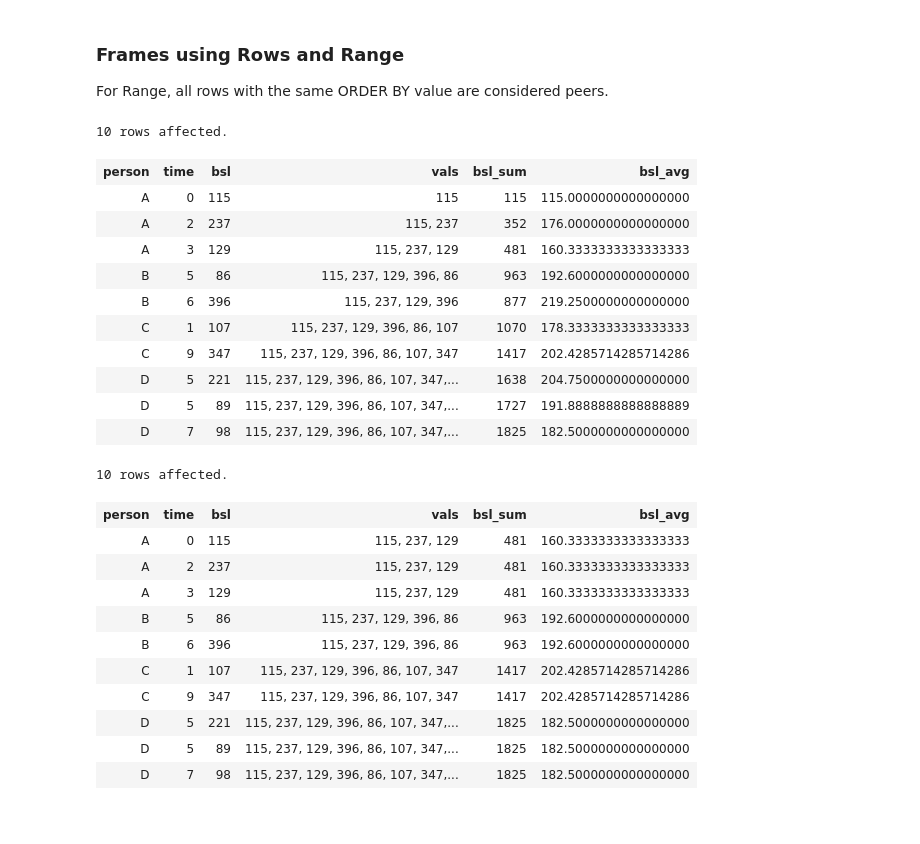
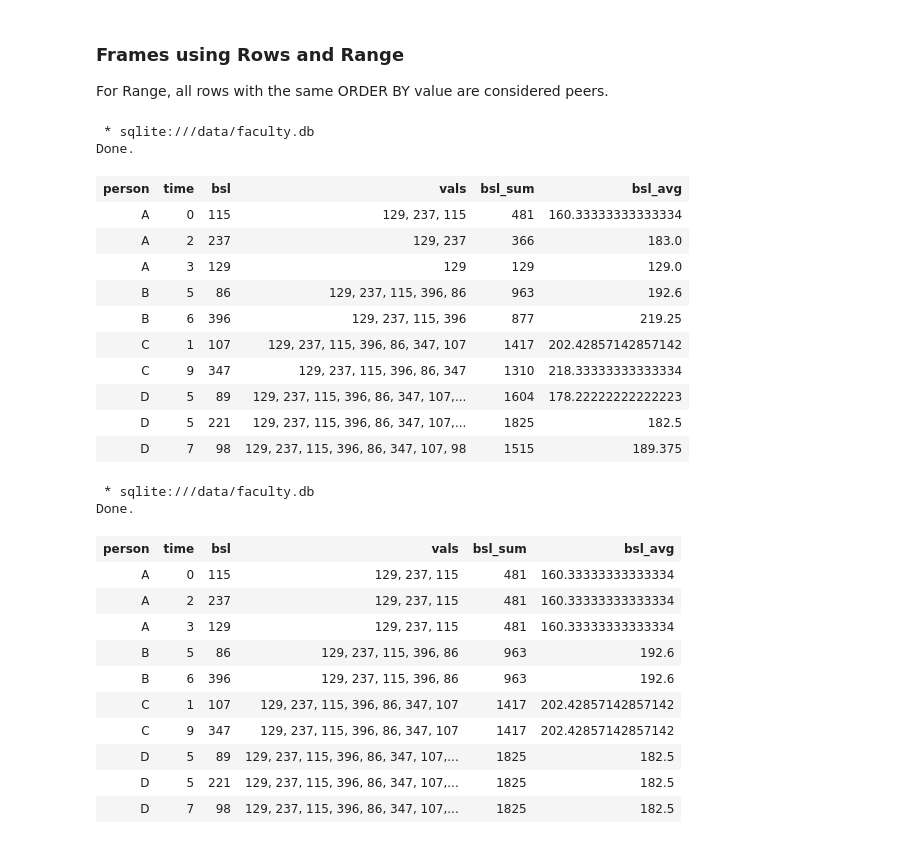
Before and after one commit to cliburn/bios-823-2019, a Jupyter notebook: notebooks/08_SQL_Queries.ipynb, the cells around one changed output. Saved outputs shown, nothing was run; the diff lists cells and outputs as text; code cells hidden in the pictures.

```diff
--- a/notebooks/08_SQL_Queries.ipynb
+++ b/notebooks/08_SQL_Queries.ipynb
@@ -787,34 +771,35 @@ For Range, all rows with the same ORDER BY value are considered peers.
 # %%
 %%sql
 
 SELECT person, time, bsl,
-       STRING_AGG(CAST(bsl AS TEXT), ', ') OVER win AS vals,
+       GROUP_CONCAT(CAST(bsl AS TEXT), ', ') OVER win AS vals,
        SUM(bsl) OVER win AS bsl_sum,
        AVG(bsl) OVER win AS bsl_avg
 FROM df
 WINDOW win AS (
     ORDER BY person
     ROWS BETWEEN UNBOUNDED PRECEDING AND CURRENT ROW
 )
 ORDER BY person, time;
 # %% [output]
-10 rows affected.
+ * sqlite:///data/faculty.db
+Done.
 | person | time | bsl | vals | bsl_sum | bsl_avg |
-| A | 0 | 115 | 115 | 115 | 115.0000000000000000 |
-| A | 2 | 237 | 115, 237 | 352 | 176.0000000000000000 |
-| A | 3 | 129 | 115, 237, 129 | 481 | 160.3333333333333333 |
-| B | 5 | 86 | 115, 237, 129, 396, 86 | 963 | 192.6000000000000000 |
-| B | 6 | 396 | 115, 237, 129, 396 | 877 | 219.2500000000000000 |
-| C | 1 | 107 | 115, 237, 129, 396, 86, 107 | 1070 | 178.3333333333333333 |
-| C | 9 | 347 | 115, 237, 129, 396, 86, 107, 347 | 1417 | 202.4285714285714286 |
-| D | 5 | 221 | 115, 237, 129, 396, 86, 107, 347,... | 1638 | 204.7500000000000000 |
-| D | 5 | 89 | 115, 237, 129, 396, 86, 107, 347,... | 1727 | 191.8888888888888889 |
-| D | 7 | 98 | 115, 237, 129, 396, 86, 107, 347,... | 1825 | 182.5000000000000000 |
+| A | 0 | 115 | 129, 237, 115 | 481 | 160.33333333333334 |
+| A | 2 | 237 | 129, 237 | 366 | 183.0 |
+| A | 3 | 129 | 129 | 129 | 129.0 |
+| B | 5 | 86 | 129, 237, 115, 396, 86 | 963 | 192.6 |
+| B | 6 | 396 | 129, 237, 115, 396 | 877 | 219.25 |
+| C | 1 | 107 | 129, 237, 115, 396, 86, 347, 107 | 1417 | 202.42857142857142 |
+| C | 9 | 347 | 129, 237, 115, 396, 86, 347 | 1310 | 218.33333333333334 |
+| D | 5 | 89 | 129, 237, 115, 396, 86, 347, 107,... | 1604 | 178.22222222222223 |
+| D | 5 | 221 | 129, 237, 115, 396, 86, 347, 107,... | 1825 | 182.5 |
+| D | 7 | 98 | 129, 237, 115, 396, 86, 347, 107, 98 | 1515 | 189.375 |
 # %%
 %%sql
 
 SELECT person, time, bsl,
-       STRING_AGG(CAST(bsl AS TEXT), ', ') OVER win AS vals,
+       GROUP_CONCAT(CAST(bsl AS TEXT), ', ') OVER win AS vals,
        SUM(bsl) OVER win AS bsl_sum,
        AVG(bsl) OVER win AS bsl_avg
 FROM df
@@ -824,15 +809,16 @@ WINDOW win AS (
 )
 ORDER BY person, time;
 # %% [output]
-10 rows affected.
+ * sqlite:///data/faculty.db
+Done.
 | person | time | bsl | vals | bsl_sum | bsl_avg |
-| A | 0 | 115 | 115, 237, 129 | 481 | 160.3333333333333333 |
-| A | 2 | 237 | 115, 237, 129 | 481 | 160.3333333333333333 |
-| A | 3 | 129 | 115, 237, 129 | 481 | 160.3333333333333333 |
-| B | 5 | 86 | 115, 237, 129, 396, 86 | 963 | 192.6000000000000000 |
-| B | 6 | 396 | 115, 237, 129, 396, 86 | 963 | 192.6000000000000000 |
-| C | 1 | 107 | 115, 237, 129, 396, 86, 107, 347 | 1417 | 202.4285714285714286 |
-| C | 9 | 347 | 115, 237, 129, 396, 86, 107, 347 | 1417 | 202.4285714285714286 |
-| D | 5 | 221 | 115, 237, 129, 396, 86, 107, 347,... | 1825 | 182.5000000000000000 |
-| D | 5 | 89 | 115, 237, 129, 396, 86, 107, 347,... | 1825 | 182.5000000000000000 |
-| D | 7 | 98 | 115, 237, 129, 396, 86, 107, 347,... | 1825 | 182.5000000000000000 |
+| A | 0 | 115 | 129, 237, 115 | 481 | 160.33333333333334 |
+| A | 2 | 237 | 129, 237, 115 | 481 | 160.33333333333334 |
+| A | 3 | 129 | 129, 237, 115 | 481 | 160.33333333333334 |
+| B | 5 | 86 | 129, 237, 115, 396, 86 | 963 | 192.6 |
+| B | 6 | 396 | 129, 237, 115, 396, 86 | 963 | 192.6 |
+| C | 1 | 107 | 129, 237, 115, 396, 86, 347, 107 | 1417 | 202.42857142857142 |
+| C | 9 | 347 | 129, 237, 115, 396, 86, 347, 107 | 1417 | 202.42857142857142 |
+| D | 5 | 89 | 129, 237, 115, 396, 86, 347, 107,... | 1825 | 182.5 |
+| D | 5 | 221 | 129, 237, 115, 396, 86, 347, 107,... | 1825 | 182.5 |
+| D | 7 | 98 | 129, 237, 115, 396, 86, 347, 107,... | 1825 | 182.5 |
```
Also changed, not shown: parts of 25 cells of this notebook, 12 other files.
